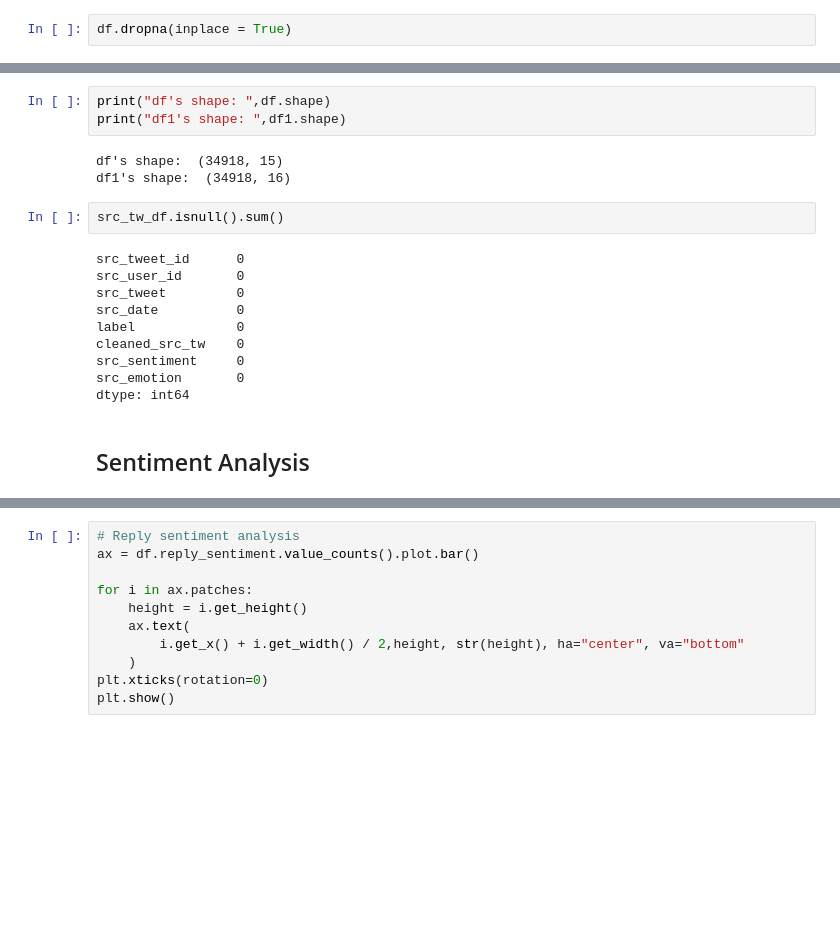
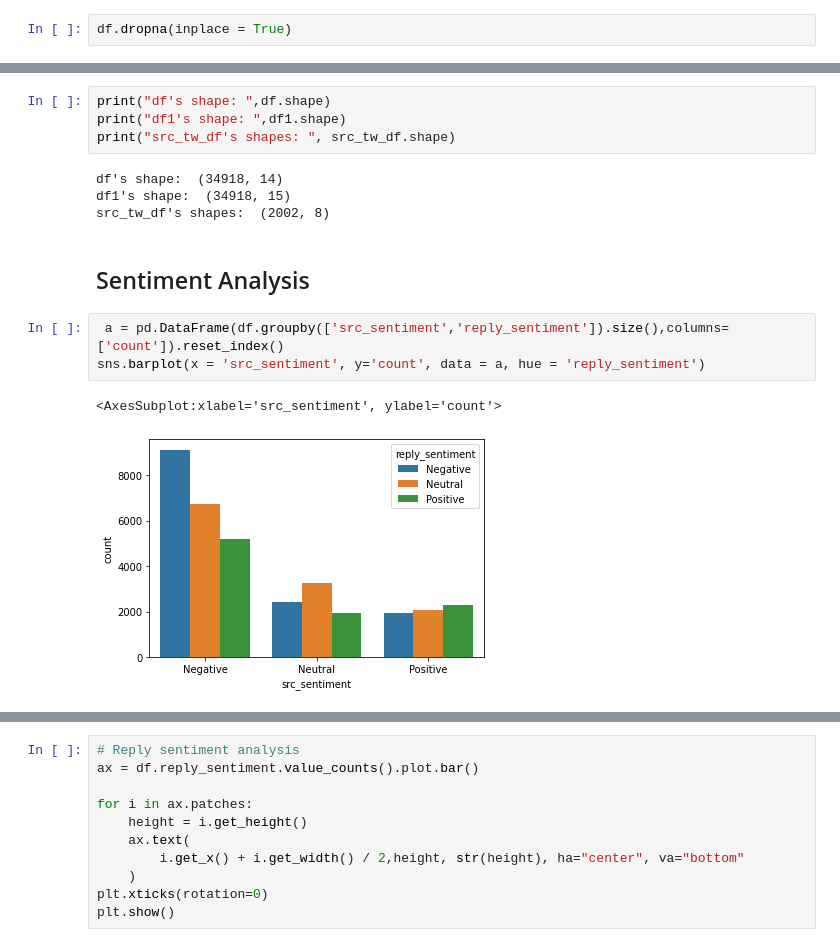
Before and after one commit to yuchen74/BeforeThesis, a Jupyter notebook: charliehebdo/4 Visulization.ipynb, the cells around one changed output, grey strips where cells are left out. Cells and saved outputs as stored; diff of their text form; blank space fills up the shorter version.

```diff
--- a/charliehebdo/4 Visulization.ipynb
+++ b/charliehebdo/4 Visulization.ipynb
@@ -86,20 +97,16 @@ df1.head(1)
 # %%
 print("df's shape: ",df.shape)
 print("df1's shape: ",df1.shape)
+print("src_tw_df's shapes: ", src_tw_df.shape)
 # %% [output]
-df's shape:  (34918, 15)
-df1's shape:  (34918, 16)
+df's shape:  (34918, 14)
+df1's shape:  (34918, 15)
+src_tw_df's shapes:  (2002, 8)
-# %%
-src_tw_df.isnull().sum()
-# %% [output]
-src_tweet_id      0
-src_user_id       0
-src_tweet         0
-src_date          0
-label             0
-cleaned_src_tw    0
-src_sentiment     0
-src_emotion       0
-dtype: int64
 # %% [markdown]
 ## Sentiment Analysis
+# %%
+ a = pd.DataFrame(df.groupby(['src_sentiment','reply_sentiment']).size(),columns=['count']).reset_index()
+sns.barplot(x = 'src_sentiment', y='count', data = a, hue = 'reply_sentiment')
+# %% [output]
+<AxesSubplot:xlabel='src_sentiment', ylabel='count'>
+[figure, added]
```
Also changed, not shown: parts of 9 cells of this notebook, 13 other files.
